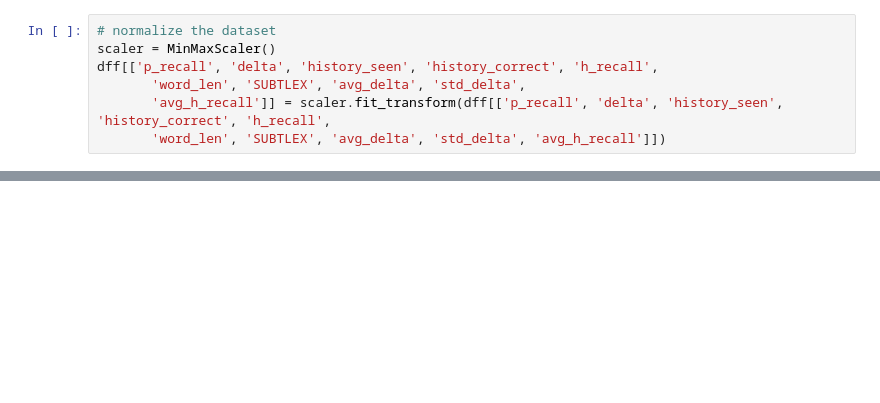
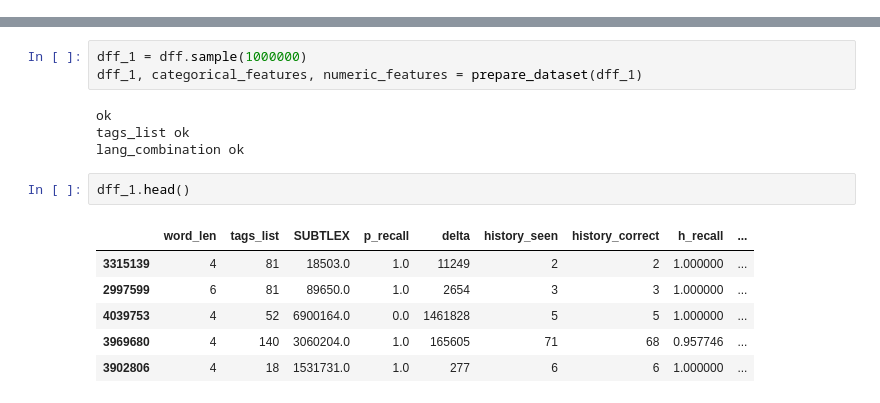
Before and after one commit to juliakubisa/spaced_repetition_algorithm, a Jupyter notebook: notebooks/neural_network.ipynb, the cells around one changed output, grey strips where cells are left out. Saved outputs shown, nothing was run; the diff lists cells and outputs as text; blank space fills up the shorter version.

```diff
--- a/notebooks/neural_network.ipynb
+++ b/notebooks/neural_network.ipynb
@@ -44,7 +38,0 @@ Index(['p_recall', 'delta', 'learning_language', 'ui_language', 'lexeme_id',
-# %%
-# normalize the dataset
-scaler = MinMaxScaler()
-dff[['p_recall', 'delta', 'history_seen', 'history_correct', 'h_recall',
-       'word_len', 'SUBTLEX', 'avg_delta', 'std_delta',
-       'avg_h_recall']] = scaler.fit_transform(dff[['p_recall', 'delta', 'history_seen', 'history_correct', 'h_recall',
-       'word_len', 'SUBTLEX', 'avg_delta', 'std_delta', 'avg_h_recall']])
@@ -70,0 +64,16 @@ X_train, X_test, y_train, y_test = sklearn_train_test_split(X,
+# %%
+dff_1 = dff.sample(1000000)
+dff_1, categorical_features, numeric_features = prepare_dataset(dff_1)
+# %% [output]
+ok
+tags_list ok
+lang_combination ok
+# %%
+dff_1.head()
+# %% [output]
+|  | word_len | tags_list | SUBTLEX | p_recall | delta | history_seen | history_correct | h_recall | ... |
+| 3315139 | 4 | 81 | 18503.0 | 1.0 | 11249 | 2 | 2 | 1.000000 | ... |
+| 2997599 | 6 | 81 | 89650.0 | 1.0 | 2654 | 3 | 3 | 1.000000 | ... |
+| 4039753 | 4 | 52 | 6900164.0 | 0.0 | 1461828 | 5 | 5 | 1.000000 | ... |
+| 3969680 | 4 | 140 | 3060204.0 | 1.0 | 165605 | 71 | 68 | 0.957746 | ... |
+| 3902806 | 4 | 18 | 1531731.0 | 1.0 | 277 | 6 | 6 | 1.000000 | ... |
```
Also changed, not shown: parts of 23 cells of this notebook.
